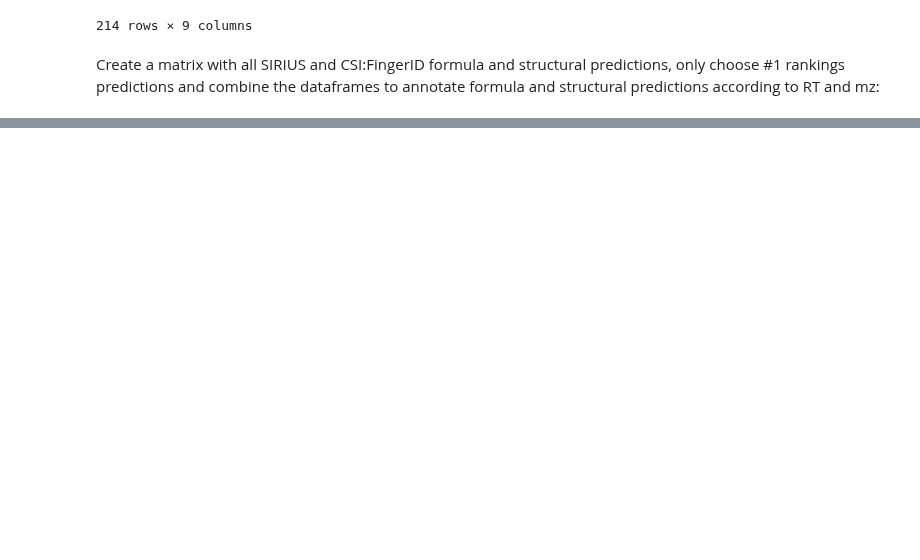
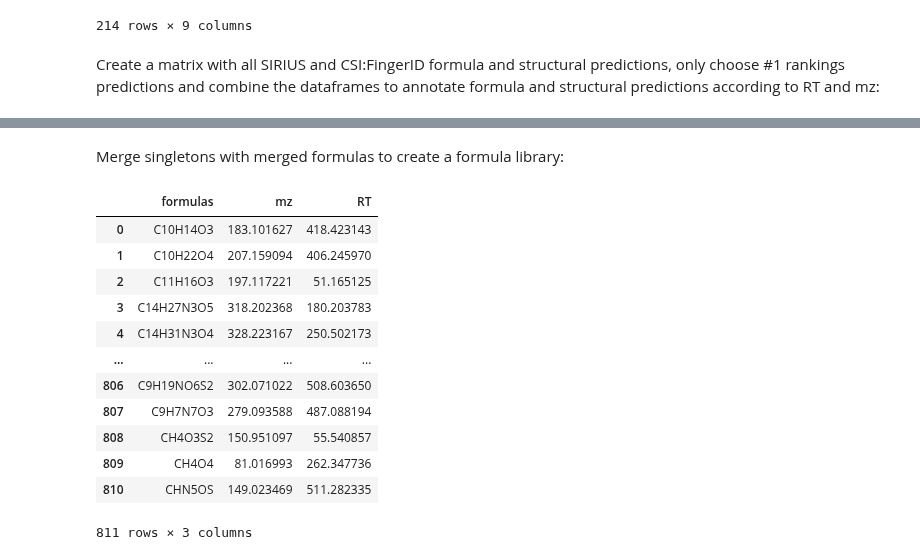
Before and after one commit to eeko-kon/pyOpenMS_UmetaFlow, a Jupyter notebook: 8.1_DataAnalysis.ipynb, the cells around one changed output, grey strips where cells are left out. Saved outputs shown, nothing was run; the diff lists cells and outputs as text; code cells hidden in the pictures; blank space fills up the shorter version.

```diff
--- a/8.1_DataAnalysis.ipynb
+++ b/8.1_DataAnalysis.ipynb
@@ -736,0 +683,5 @@ df_formulas
+# %%
+df_singletons=df_formulas.reset_index().drop_duplicates(subset="chemical_formula", keep=False)
+df_singletons= df_singletons.rename(columns={"chemical_formula": "formulas", "exp_mass_to_charge": "mz", "retention_time": "RT"})
+df_singletons= df_singletons.set_index("formulas")
+df_singletons
@@ -736,0 +763,29 @@ df_formulas
+# %% [markdown]
+Merge singletons with merged formulas to create a formula library:
+# %%
+df_formulas= pd.DataFrame(dict.items(), columns=['formulas', 'mz and RT'], index= None)
+
+split_df = pd.DataFrame(df_formulas["mz and RT"].tolist(), columns = ["mz and RT"])
+split_df = pd.DataFrame(split_df["mz and RT"].tolist(), columns = ['mz', 'RT'])
+
+df = pd.concat([df_formulas, split_df], axis=1)
+df= df.drop(columns=["mz and RT"])
+df= df.set_index("formulas")
+DF= pd.concat([df, df_singletons], axis=0)
+DF= DF.reset_index()
+DF.to_csv("results/formulas/ALL_SIRIUS_rank1.tsv", sep="\t", index= None)
+DF
+# %% [output]
+|  | formulas | mz | RT |
+| 0 | C10H14O3 | 183.101627 | 418.423143 |
+| 1 | C10H22O4 | 207.159094 | 406.245970 |
+| 2 | C11H16O3 | 197.117221 | 51.165125 |
+| 3 | C14H27N3O5 | 318.202368 | 180.203783 |
+| 4 | C14H31N3O4 | 328.223167 | 250.502173 |
+| ... | ... | ... | ... |
+| 806 | C9H19NO6S2 | 302.071022 | 508.603650 |
+| 807 | C9H7N7O3 | 279.093588 | 487.088194 |
+| 808 | CH4O3S2 | 150.951097 | 55.540857 |
+| 809 | CH4O4 | 81.016993 | 262.347736 |
+| 810 | CHN5OS | 149.023469 | 511.282335 |
+811 rows × 3 columns
```
Also changed, not shown: parts of 21 cells of this notebook, 2 other files.
